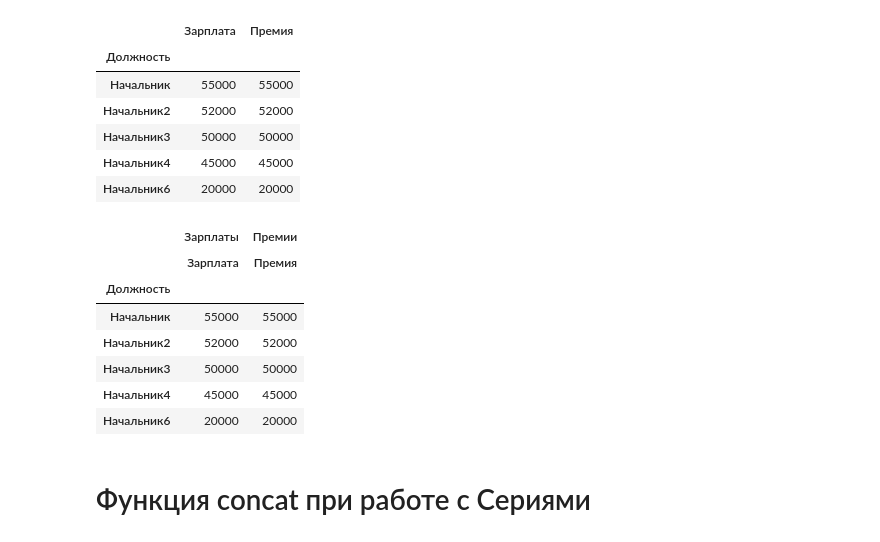
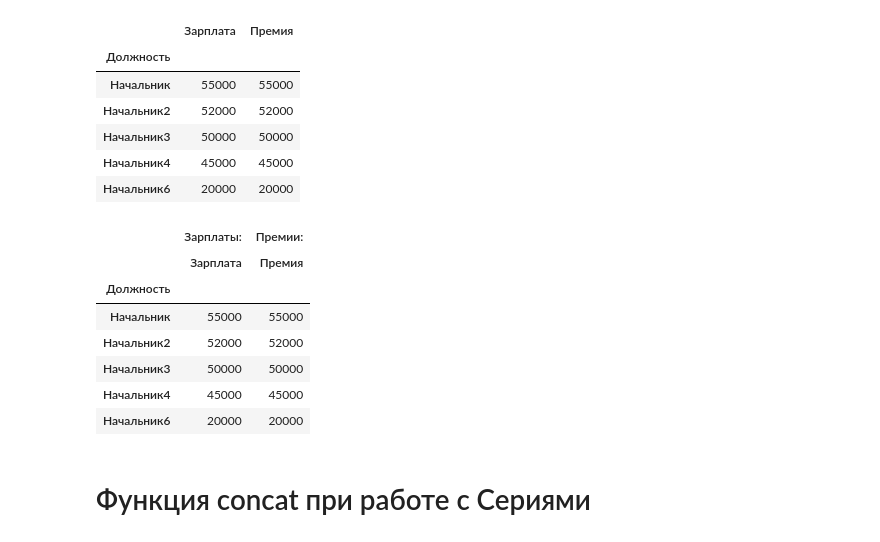
Before and after one commit to kroninam/My_notes_for_Pandas, a Jupyter notebook: 008_объединение_данных_и_преобразование формы.ipynb, the cells around one changed output. Cells and saved outputs as stored; diff of their text form; code cells hidden in the pictures.

```diff
--- a/008_объединение_данных_и_преобразование формы.ipynb
+++ b/008_объединение_данных_и_преобразование формы.ipynb
@@ -1911,9 +1905,9 @@ pd.concat([df1, df2], axis = 1, join = 'inner')
 # %%
 # при заданной оси - axis = 1 мульти индекс появится в столбцах по заданию в keys:
 
-pd.concat([df1, df2], axis = 1, join = 'inner', keys = ['Зарплаты', 'Премии'])
+pd.concat([df1, df2], axis = 1, join = 'inner', keys = ['Зарплаты: ', 'Премии: '])
 # %% [output]
-|  | Зарплаты | Премии |
+|  | Зарплаты: | Премии: |
 |  | Зарплата | Премия |
 | Должность |  |  |
 | Начальник | 55000 | 55000 |
```
Also changed, not shown: parts of 91 cells of this notebook, 7 other files.
